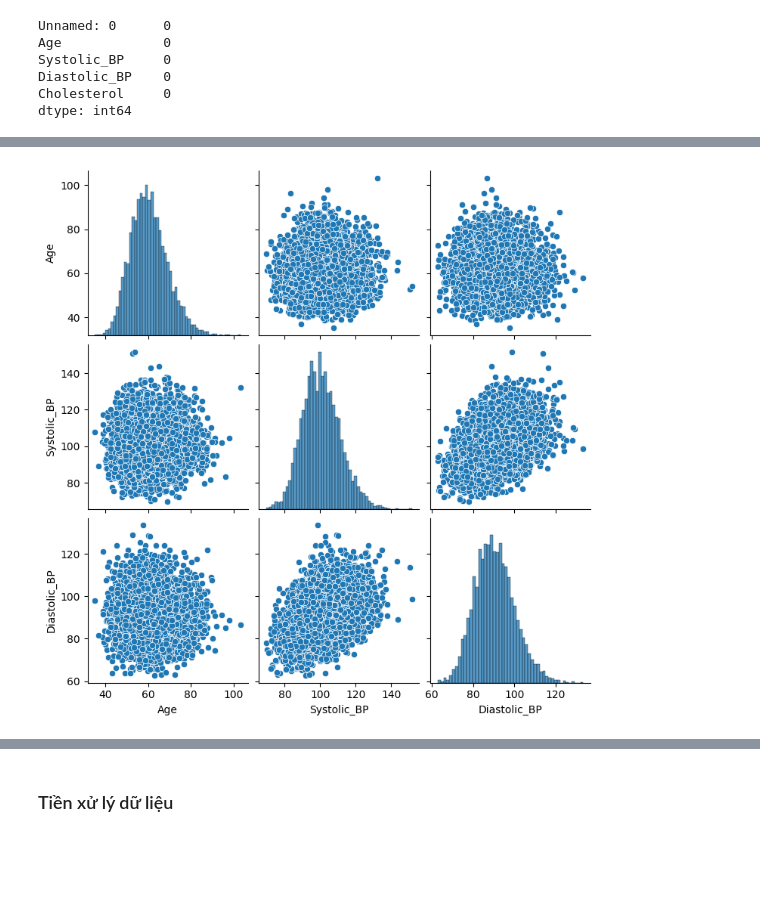
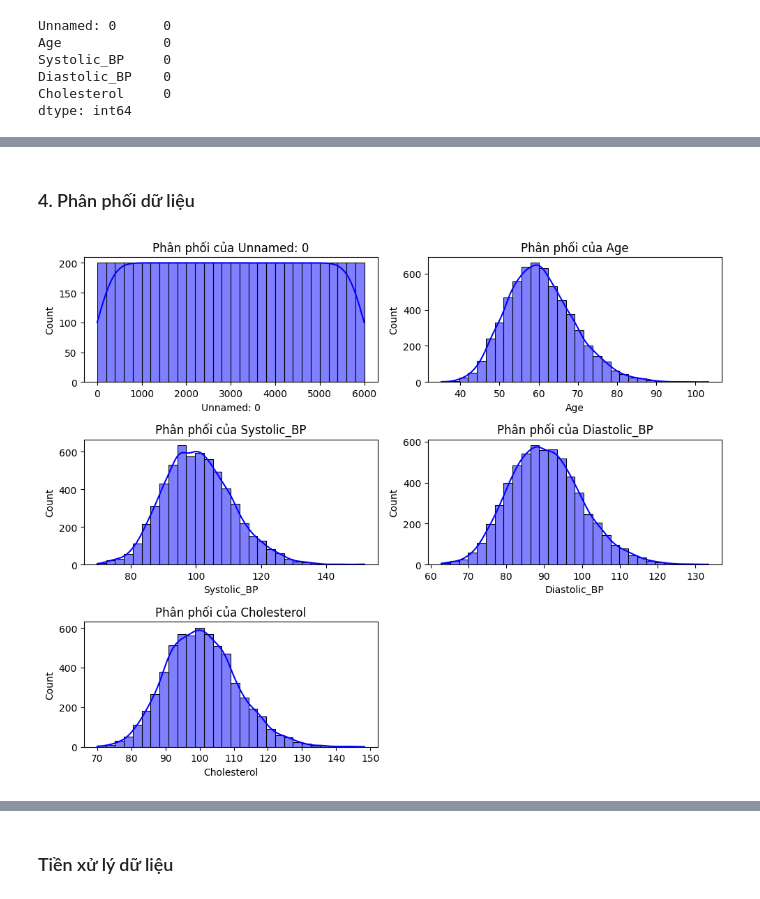
Before and after one commit to Vnboi2004/Artificial-Intelligence-Project, a Jupyter notebook: Demo.ipynb, the cells around one changed output, grey strips where cells are left out. Drawn from its saved outputs; the diff is of its cells as text; code cells hidden in the pictures; blank space fills up the shorter version.

```diff
--- a/Demo.ipynb
+++ b/Demo.ipynb
@@ -148,4 +78,21 @@ sns.displot(data['Systolic_BP'], kde=True);
-# %%
-sns.pairplot(data[['Age', 'Systolic_BP', 'Diastolic_BP']]);
-# %% [output]
-[figure, removed]
+# %% [markdown]
+### 4. Phân phối dữ liệu
+# %%
+# Thiết lập biểu đồ
+plt.figure(figsize=(10, 8))
+
+# Lấy số lượng cột trong dữ liệu
+num_cols = len(data.columns)
+
+# Chỉnh sửa số lượng hàng và cột phù hợp với số cột dữ liệu
+rows = (num_cols + 1) // 2  # Tính số hàng cần thiết
+
+# Vẽ histogram cho từng cột
+for i, col in enumerate(data.columns, 1):
+    plt.subplot(rows, 2, i)
+    sns.histplot(data[col], kde=True, bins=30, color='blue')
+    plt.title(f"Phân phối của {col}")
+plt.tight_layout()
+plt.show()
+# %% [output]
+[figure, added]
```
Also changed, not shown: parts of 33 cells of this notebook.
